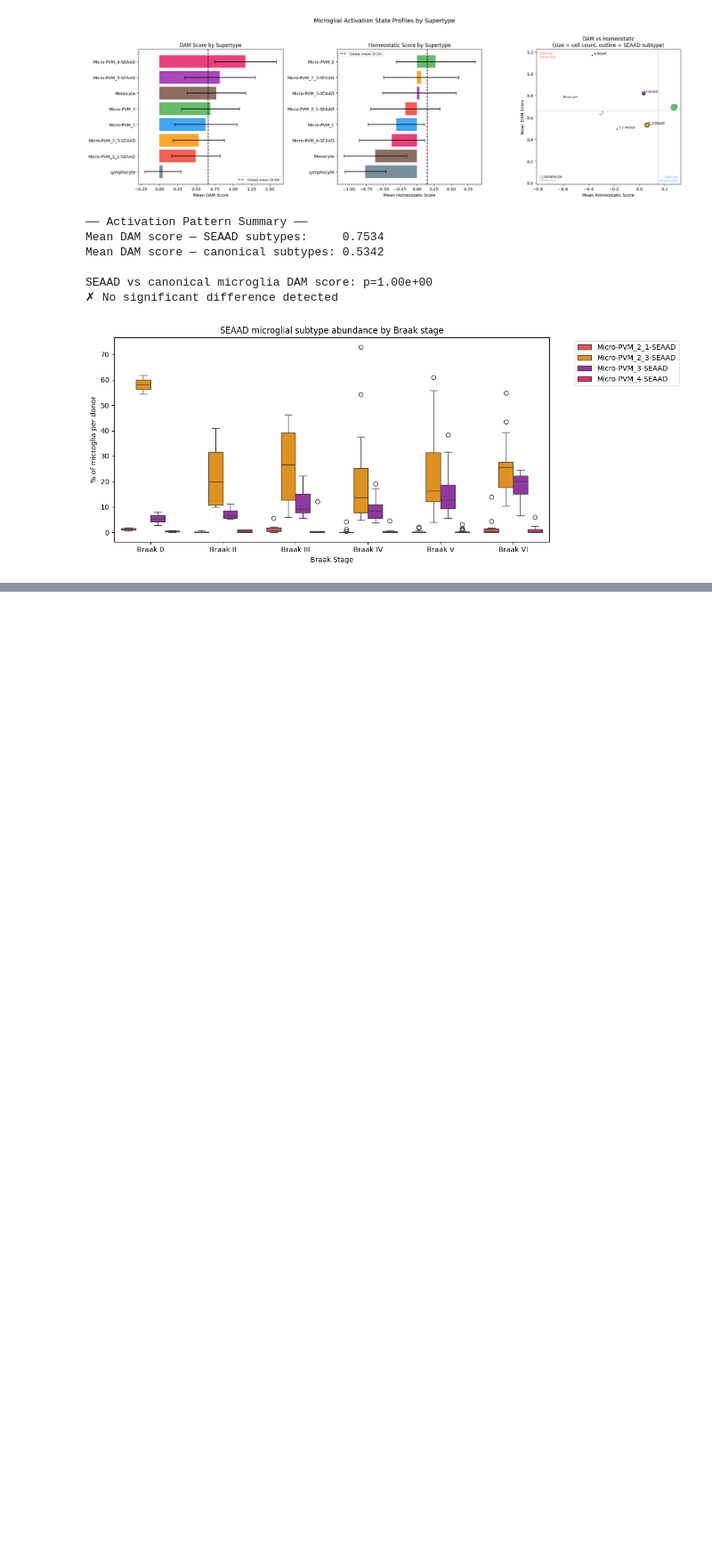
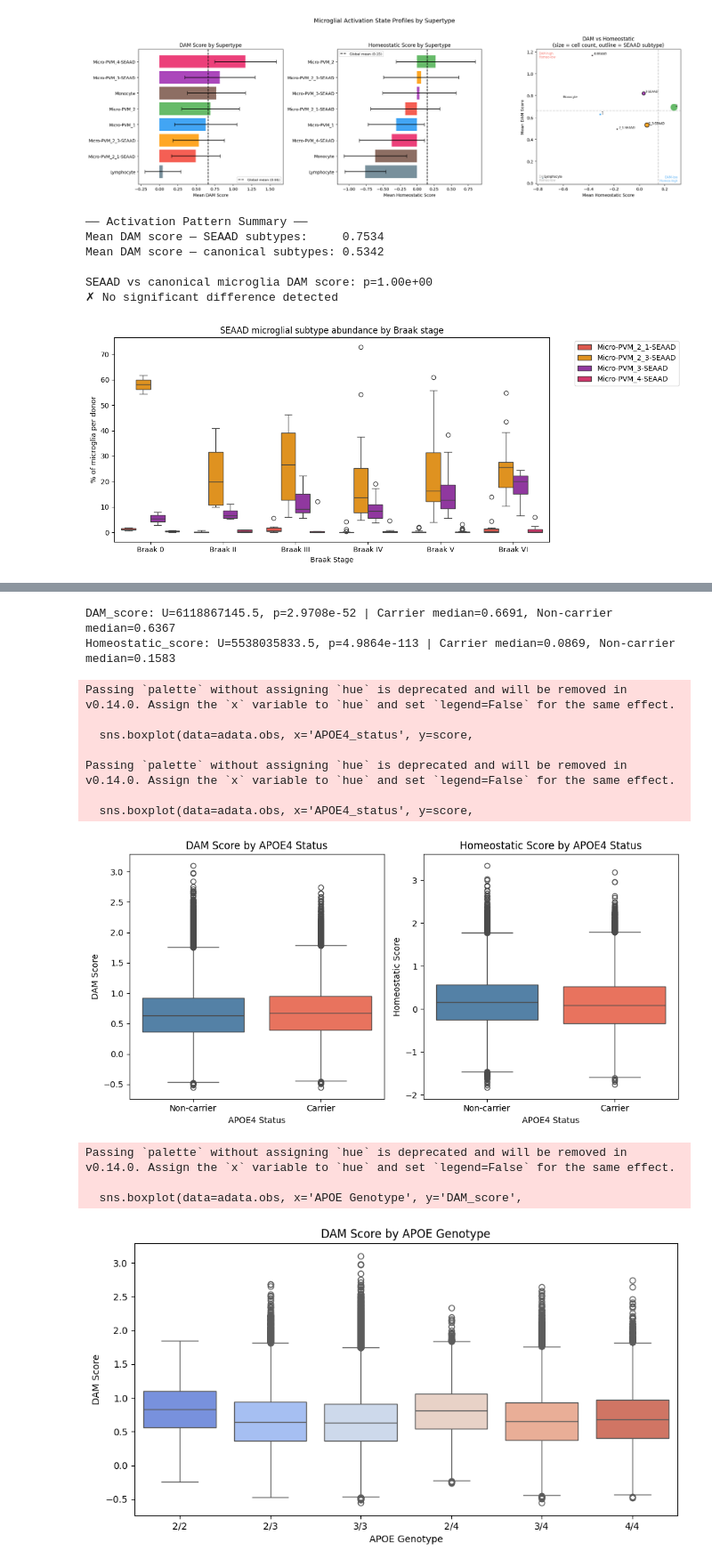
Before and after one commit to wnguyen36/SEA-AD-scRNAseq, a Jupyter notebook: notebooks/SeaAD_Analysis.ipynb, the cells around one changed output, grey strips where cells are left out. Shown at 89% size. Saved outputs shown, nothing was run; the diff lists cells and outputs as text; code cells hidden in the pictures; blank space fills up the shorter version.

```diff
--- a/notebooks/SeaAD_Analysis.ipynb
+++ b/notebooks/SeaAD_Analysis.ipynb
@@ -592,5 +655,67 @@ plt.close()
 # %%
-# Cell 11 - APOE4 subgroup analysis: Carriers vs Non-carriers DAM score
+# Cell 11 - APOE4 Subgroup Analysis: Carriers vs Non-carriers, DAM & Homeostatic scores
+from scipy.stats import mannwhitneyu
+
+# --- Define APOE4 carrier status ---
+apoe4_carriers     = ['3/4', '4/4', '2/4']
+apoe4_noncarriers  = ['3/3', '2/3', '2/2']
+
+adata.obs['APOE4_status'] = adata.obs['APOE Genotype'].apply(
+    lambda x: 'Carrier' if x in apoe4_carriers else ('Non-carrier' if x in apoe4_noncarriers else np.nan)
+)
+
+# --- Mann-Whitney U test ---
+for score in ['DAM_score', 'Homeostatic_score']:
+    carriers    = adata.obs.loc[adata.obs['APOE4_status'] == 'Carrier', score].dropna()
+    noncarriers = adata.obs.loc[adata.obs['APOE4_status'] == 'Non-carrier', score].dropna()
+    u_stat, pval = mannwhitneyu(carriers, noncarriers, alternative='two-sided')
+    print(f"{score}: U={u_stat:.1f}, p={pval:.4e} | Carrier median={carriers.median():.4f}, Non-carrier median={noncarriers.median():.4f}")
+
+# --- Plot: DAM & Homeostatic scores by APOE4 status ---
+fig, axes = plt.subplots(1, 2, figsize=(10, 5))
+
+for ax, score, title in zip(axes,
+                             ['DAM_score', 'Homeostatic_score'],
+                             ['DAM Score', 'Homeostatic Score']):
+    sns.boxplot(data=adata.obs, x='APOE4_status', y=score,
+                order=['Non-carrier', 'Carrier'],
+                palette={'Non-carrier': 'steelblue', 'Carrier': 'tomato'}, ax=ax)
+    ax.set_title(f'{title} by APOE4 Status')
+    ax.set_xlabel('APOE4 Status')
+    ax.set_ylabel(title)
+
+plt.tight_layout()
+plt.savefig('../results/APOE4_scores.png', dpi=300, bbox_inches='tight', facecolor='white')
+plt.show()
+plt.close()
+
+# --- Bonus: DAM score split by all APOE genotypes ---
+fig, ax = plt.subplots(figsize=(9, 5))
+geno_order = ['2/2', '2/3', '3/3', '2/4', '3/4', '4/4']
+sns.boxplot(data=adata.obs, x='APOE Genotype', y='DAM_score',
+            order=geno_order, palette='coolwarm', ax=ax)
+ax.set_title('DAM Score by APOE Genotype')
+ax.set_xlabel('APOE Genotype')
+ax.set_ylabel('DAM Score')
+plt.tight_layout()
+plt.savefig('../results/DAM_by_APOE_genotype.png', dpi=300, bbox_inches='tight', facecolor='white')
+plt.show()
+plt.close()
+# %% [output]
+DAM_score: U=6118867145.5, p=2.9708e-52 | Carrier median=0.6691, Non-carrier median=0.6367
+Homeostatic_score: U=5538035833.5, p=4.9864e-113 | Carrier median=0.0869, Non-carrier median=0.1583
+Passing `palette` without assigning `hue` is deprecated and will be removed in v0.14.0. Assign the `x` variable to `hue` and set `legend=False` for the same effect.
+
+  sns.boxplot(data=adata.obs, x='APOE4_status', y=score,
+
+Passing `palette` without assigning `hue` is deprecated and will be removed in v0.14.0. Assign the `x` variable to `hue` and set `legend=False` for the same effect.
+
+  sns.boxplot(data=adata.obs, x='APOE4_status', y=score,
+[figure, added]
+Passing `palette` without assigning `hue` is deprecated and will be removed in v0.14.0. Assign the `x` variable to `hue` and set `legend=False` for the same effect.
+
+  sns.boxplot(data=adata.obs, x='APOE Genotype', y='DAM_score',
+[figure, added]
 # %%
 # Cell 12 - Differential expression analysis
 # %%
```
Also changed, not shown: parts of 3 cells of this notebook.
